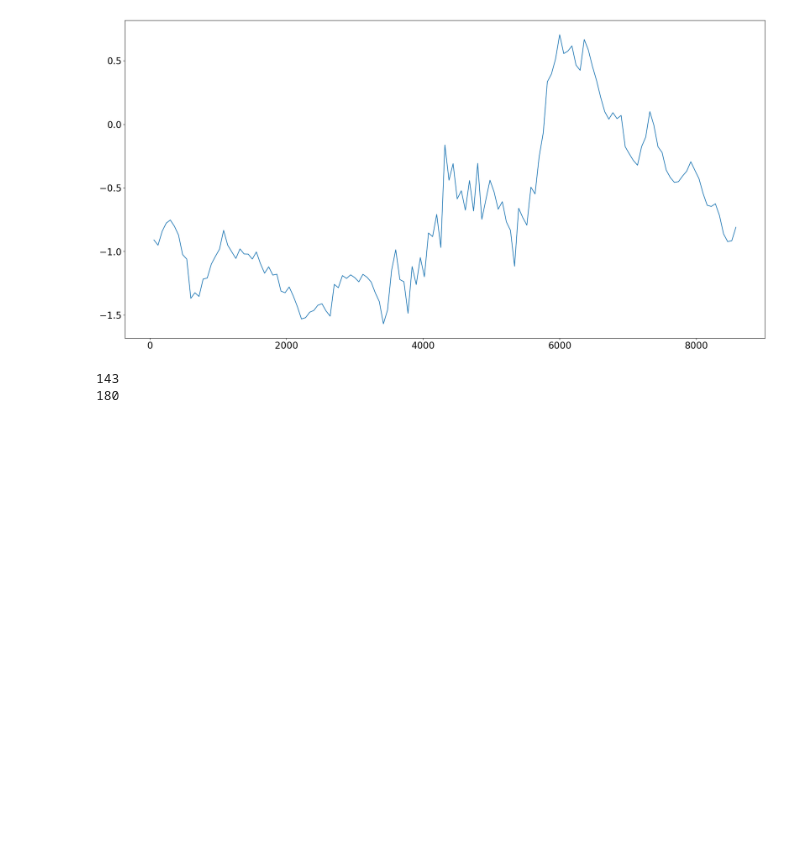
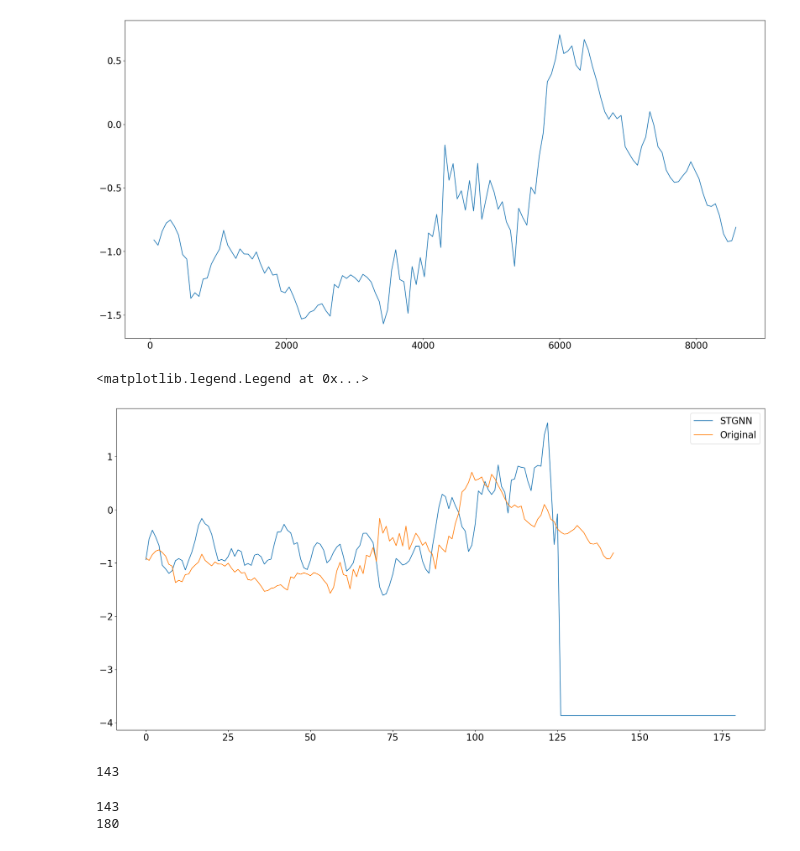
Before and after one commit to NoujoudNader/SormNet, a Jupyter notebook: main_test.ipynb, the cells around one changed output. Saved outputs shown, nothing was run; the diff lists cells and outputs as text; code cells hidden in the pictures; blank space fills up the shorter version.

```diff
--- a/main_test.ipynb
+++ b/main_test.ipynb
@@ -446,6 +459,17 @@ plt.legend
 # %% [output]
 <function matplotlib.pyplot.legend(*args, **kwargs)>
 [figure]
+# %%
+plt.plot(y_truth_station, label = 'STGNN')
+plt.plot(df_plot['offset'].values, label='Original')
+plt.legend()
+# %% [output]
+<matplotlib.legend.Legend at 0x...>
+[figure, added]
+# %%
+len(df_plot['offset'].values)
+# %% [output]
+143
 # %%
 data_df_test = data_df[data_df['storm']=='IAN'].dropna()
 df_plot = data_df_test[(data_df_test['station_id']==id)].dropna()[['time_UTC_dt', 'observed_data', 'forecast_data', 'offset']]
```
Also changed, not shown: parts of 3 cells of this notebook.
